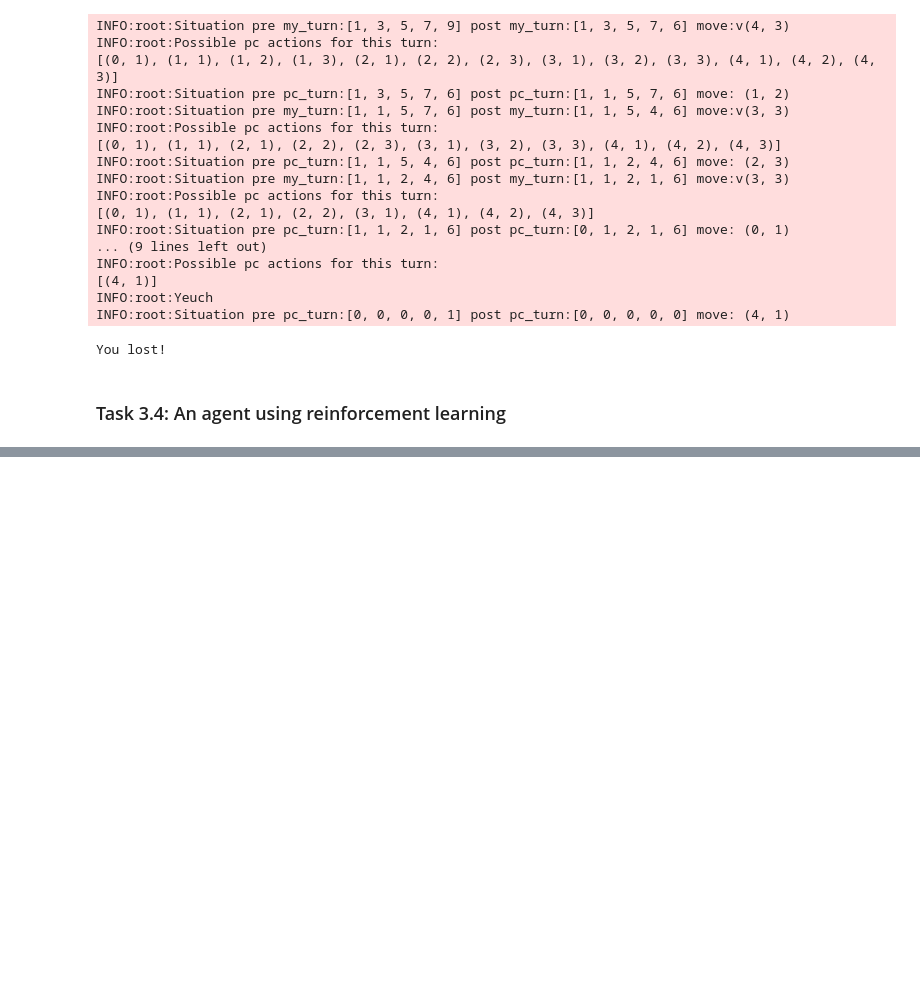
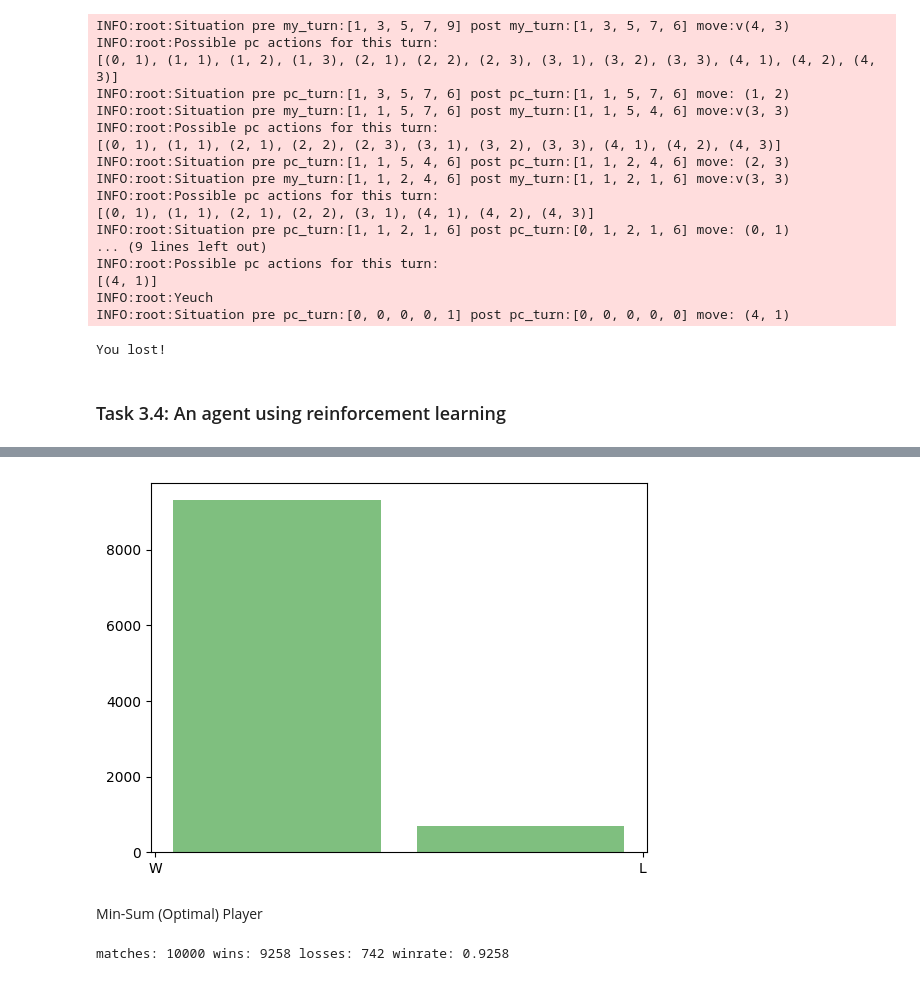
Before and after one commit to bred91/Computational-Intelligence, a Jupyter notebook: lab3/Lab_3.ipynb, the cells around one changed output, grey strips where cells are left out. Saved outputs shown, nothing was run; the diff lists cells and outputs as text; code cells hidden in the pictures; blank space fills up the shorter version.

```diff
--- a/lab3/Lab_3.ipynb
+++ b/lab3/Lab_3.ipynb
@@ -697,0 +857,7 @@ You lost!
+# %%
+plt.hist(history, bins=2, color= ['green'], alpha=0.5, rwidth=0.85)
+plt.show()
+# %% [output]
+[figure, added]
+# %% [markdown]
+Min-Sum (Optimal) Player
@@ -697,0 +883,54 @@ You lost!
+# %%
+losses = 0
+wins = 0
+history = []
+winrate_history = []
+epochs = 10000
+
+for i in np.arange(epochs):
+    currState = Nim(4, None)
+    Q_learner = QLearner(currState)
+
+    while True:
+        # Optimal player
+        # in this case i needed to put is as first, since as second it would be impossible to beat
+        brute_force = list()
+        for m in possible_actions(currState._rows):
+            tmp = deepcopy(currState)
+            tmp.nimming2(m)
+            brute_force.append((m, nim_sum(tmp)))
+        move = min(brute_force, key=lambda x: x[1])[0]
+        logging.debug(f"row: {move[0]} num_objects: {move[1]}")
+        currState.nimming(move[0], move[1])
+        logging.debug(f"currState: {currState._rows}")
+
+
+        action_p1 = Q_learner.update_q(currState._rows, None)
+        logging.debug(f"action_p1: {action_p1}")
+
+        if(action_p1 is not None):
+            currState.nimming(action_p1[0], action_p1[1])
+            logging.debug(f"currState: {currState._rows}")
+
+        if action_p1 is None:
+            losses += 1
+            history.append("L")
+            logging.debug(f"Losses + 1")
+            break
+        elif currState.is_terminal():
+            wins += 1
+            history.append("W")
+            logging.debug(f"Wins + 1")
+            break
+
+
+    if (i != 0) and (i % 50 == 0):
+        s50 = history[-50:]
+        wi = len([s for s in s50 if s == "W"])
+        lo = 50 - wi
+        winrate_history.append(wi/(wi+lo))
+        #logging.info(f"i: {i} wins: {wins} losses: {losses} winrate: {wins/(wins+losses)} winrate history (last 50s): {wi/(wi+lo)}")
+
+print(f"matches: {epochs} wins: {wins} losses: {losses} winrate: {wins/(wins+losses)}")
+# %% [output]
+matches: 10000 wins: 9258 losses: 742 winrate: 0.9258
```
Also changed, not shown: parts of 11 cells of this notebook.
